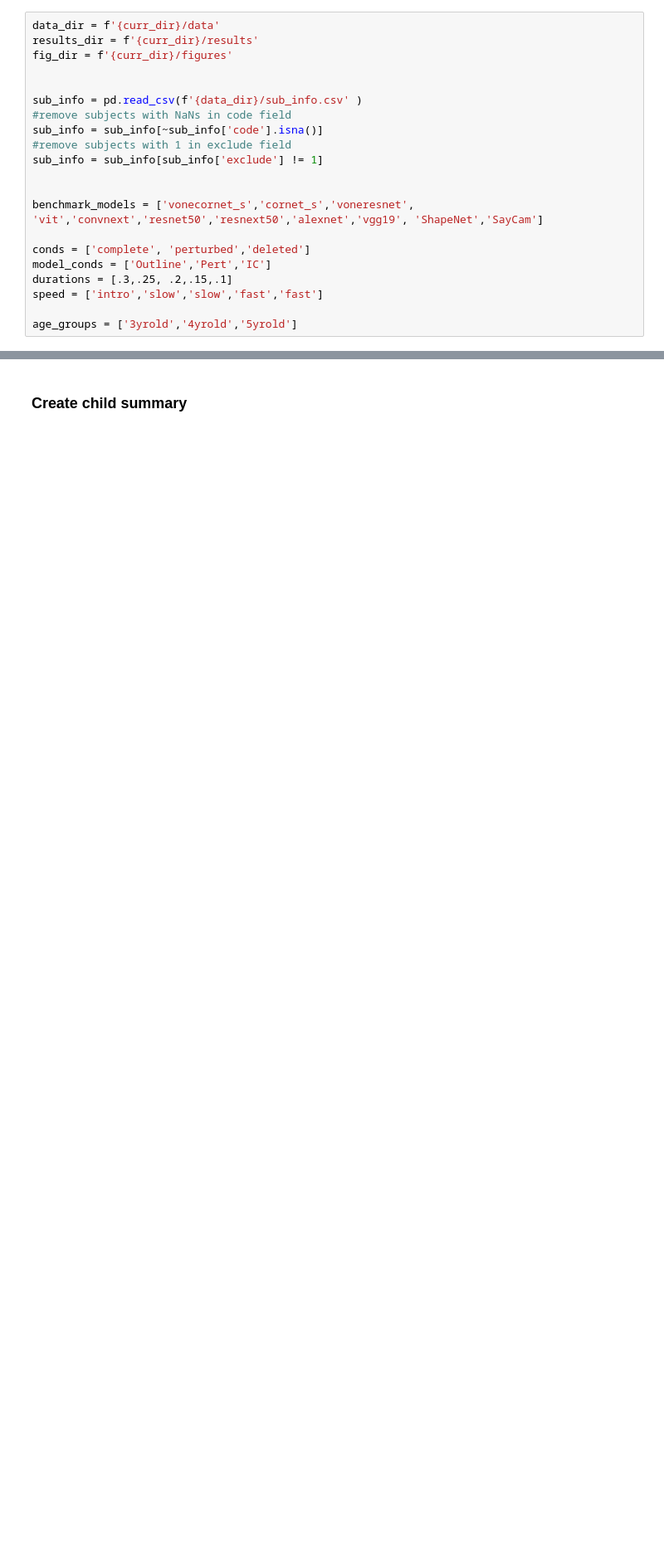
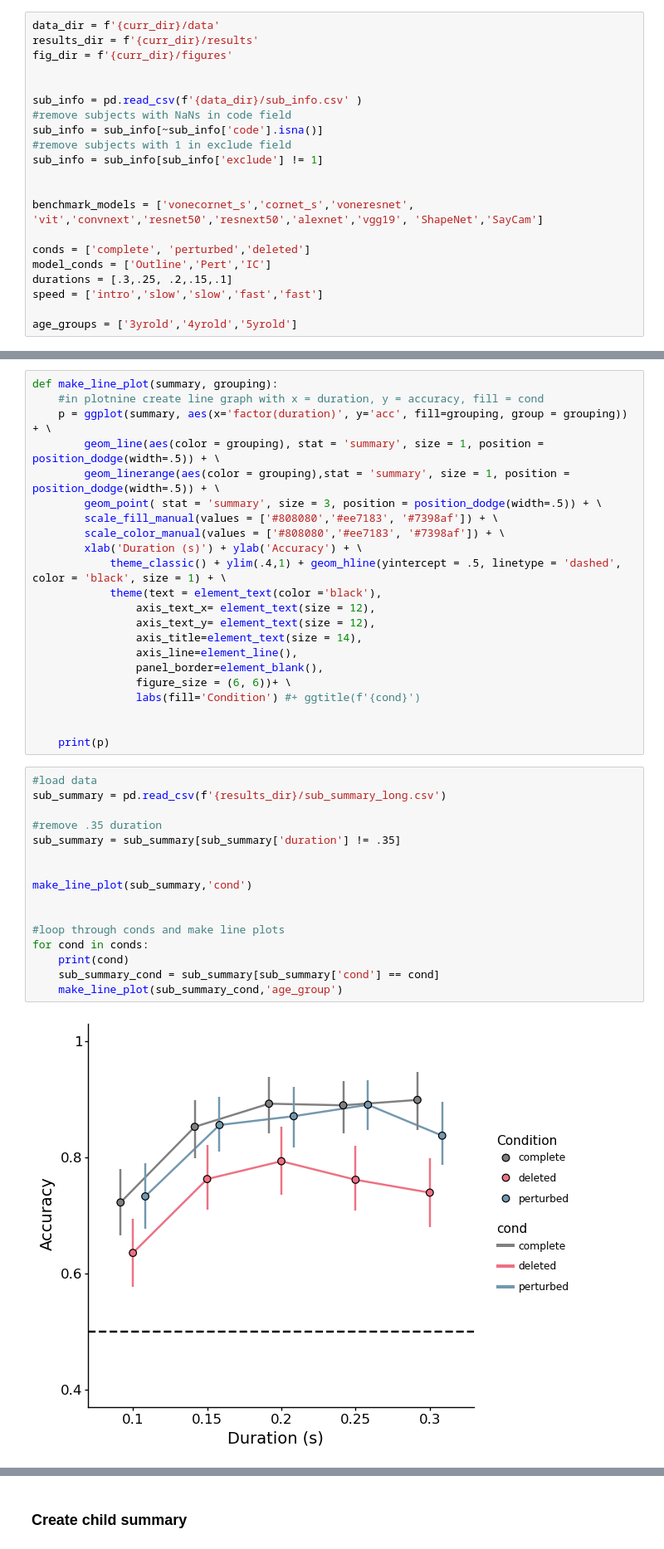
Before and after one commit to vayzenb/kornet, a Jupyter notebook: analyses/sub_analysis.ipynb, the cells around one changed output, grey strips where cells are left out. Shown at 83% size. Saved outputs shown, nothing was run; the diff lists cells and outputs as text; blank space fills up the shorter version.

Commit message:
start kornet plots

```diff
--- a/analyses/sub_analysis.ipynb
+++ b/analyses/sub_analysis.ipynb
@@ -33,0 +38,40 @@ age_groups = ['3yrold','4yrold','5yrold']
+# %%
+def make_line_plot(summary, grouping):
+    #in plotnine create line graph with x = duration, y = accuracy, fill = cond
+    p = ggplot(summary, aes(x='factor(duration)', y='acc', fill=grouping, group = grouping)) + \
+        geom_line(aes(color = grouping), stat = 'summary', size = 1, position = position_dodge(width=.5)) + \
+        geom_linerange(aes(color = grouping),stat = 'summary', size = 1, position = position_dodge(width=.5)) + \
+        geom_point( stat = 'summary', size = 3, position = position_dodge(width=.5)) + \
+        scale_fill_manual(values = ['#808080','#ee7183', '#7398af']) + \
+        scale_color_manual(values = ['#808080','#ee7183', '#7398af']) + \
+        xlab('Duration (s)') + ylab('Accuracy') + \
+            theme_classic() + ylim(.4,1) + geom_hline(yintercept = .5, linetype = 'dashed', color = 'black', size = 1) + \
+            theme(text = element_text(color ='black'),
+                axis_text_x= element_text(size = 12),
+                axis_text_y= element_text(size = 12),
+                axis_title=element_text(size = 14),
+                axis_line=element_line(),
+                panel_border=element_blank(),
+                figure_size = (6, 6))+ \
+                labs(fill='Condition') #+ ggtitle(f'{cond}')
+
+
+    print(p)
+# %%
+#load data
+sub_summary = pd.read_csv(f'{results_dir}/sub_summary_long.csv')
+
+#remove .35 duration
+sub_summary = sub_summary[sub_summary['duration'] != .35]
+
+
+make_line_plot(sub_summary,'cond')
+
+
+#loop through conds and make line plots
+for cond in conds:
+    print(cond)
+    sub_summary_cond = sub_summary[sub_summary['cond'] == cond]
+    make_line_plot(sub_summary_cond,'age_group')
+# %% [output]
+[figure, added]
```
Also changed, not shown: parts of 4 cells of this notebook, 40 other files.
